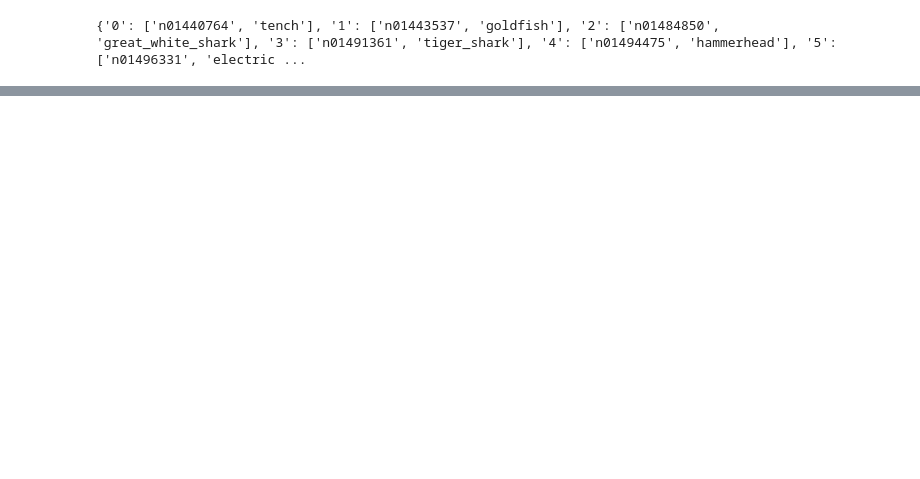
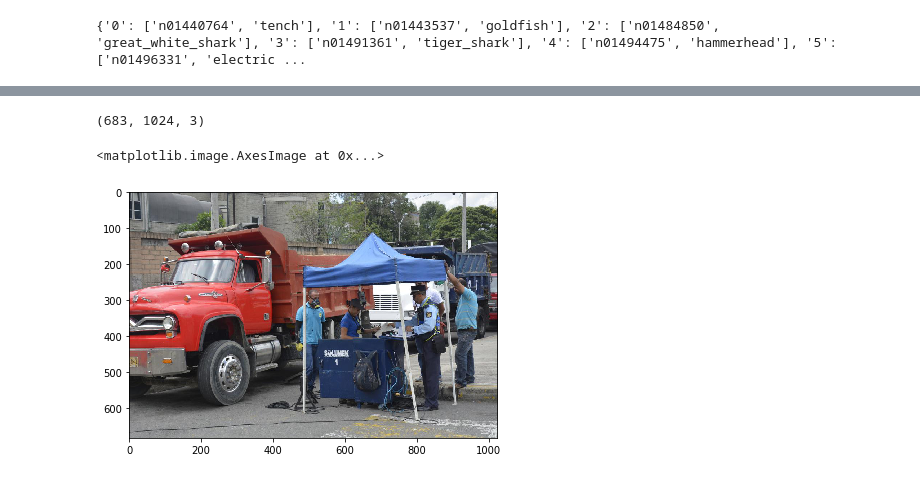
Before and after one commit to PKUGoodSpeed/Kaggle-OpenImage-Obj-Dtct, a Jupyter notebook: notebooks/EDA#1.ipynb, the cells around one changed output, grey strips where cells are left out. Saved outputs shown, nothing was run; the diff lists cells and outputs as text; code cells hidden in the pictures; blank space fills up the shorter version.

```diff
--- a/notebooks/EDA#1.ipynb
+++ b/notebooks/EDA#1.ipynb
@@ -127,2 +99,13 @@ len(mapping)
 # %%
 json.dump(vocab, open('1.json', 'w'))
+# %%
+img = imread('../data/challenge2018_test/00000b4dcff7f799.jpg')
+# %%
+img.shape
+# %% [output]
+(683, 1024, 3)
+# %%
+imshow(img)
+# %% [output]
+<matplotlib.image.AxesImage at 0x...>
+[figure, added]
```
Also changed, not shown: parts of 12 cells of this notebook, 1 other file.
